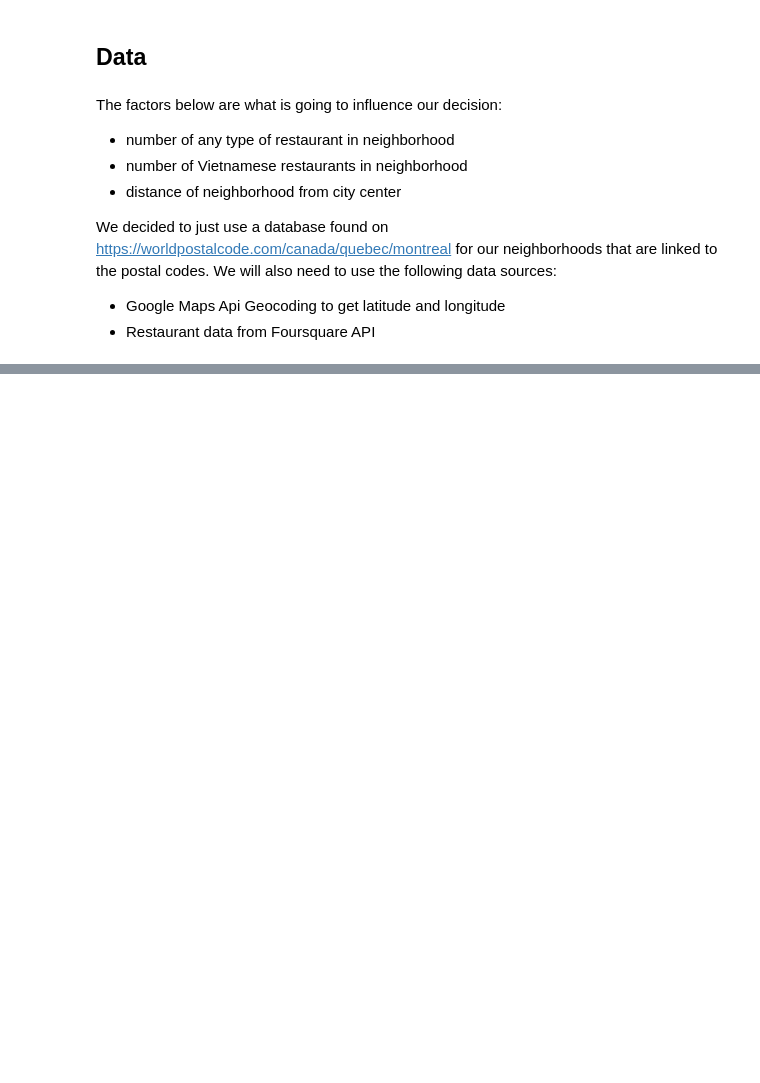
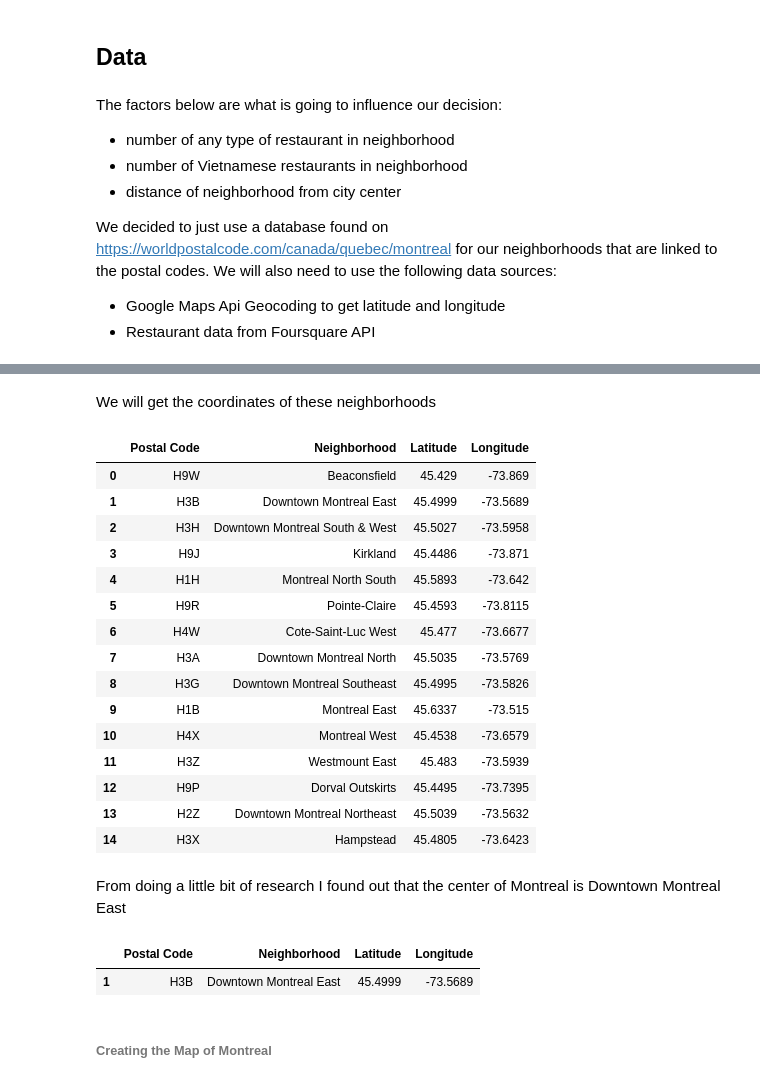
Before and after one commit to EneaGroballi/battle_of_neighborhoods, a Jupyter notebook: battle_of_neighborhoods.ipynb, the cells around one changed output, grey strips where cells are left out. Saved outputs shown, nothing was run; the diff lists cells and outputs as text; code cells hidden in the pictures; blank space fills up the shorter version.

```diff
--- a/battle_of_neighborhoods.ipynb
+++ b/battle_of_neighborhoods.ipynb
@@ -30,0 +46,3 @@ We decided to just use a database found on https://worldpostalcode.com/canada/qu
+# %%
+df = pd.read_csv('MontrealNeighborhoods.csv')
+df.head()
@@ -30,0 +56,45 @@ We decided to just use a database found on https://worldpostalcode.com/canada/qu
+# %% [markdown]
+We will get the coordinates of these neighborhoods
+# %%
+url = 'https://maps.googleapis.com/maps/api/geocode/json'
+
+df['Latitude'] = ''
+df['Longitude'] = ''
+i = 0
+
+for postal in df['Postal Code']:
+    params = {'address': '{}, Montreal, Quebec'.format(postal), 'key': 'AIzaSyBF_M_DSINqv0F5dk3aF7NrSQMs-AuREOU'}
+    r = requests.get(url, params=params)
+    results = r.json()['results']
+    location = results[0]['geometry']['location']
+    df['Latitude'][i] = location['lat']
+    df['Longitude'][i] = location['lng']
+    i+=1
+
+df.head(15)
+# %% [output]
+|  | Postal Code | Neighborhood | Latitude | Longitude |
+| 0 | H9W | Beaconsfield | 45.429 | -73.869 |
+| 1 | H3B | Downtown Montreal East | 45.4999 | -73.5689 |
+| 2 | H3H | Downtown Montreal South & West | 45.5027 | -73.5958 |
+| 3 | H9J | Kirkland | 45.4486 | -73.871 |
+| 4 | H1H | Montreal North South | 45.5893 | -73.642 |
+| 5 | H9R | Pointe-Claire | 45.4593 | -73.8115 |
+| 6 | H4W | Cote-Saint-Luc West | 45.477 | -73.6677 |
+| 7 | H3A | Downtown Montreal North | 45.5035 | -73.5769 |
+| 8 | H3G | Downtown Montreal Southeast | 45.4995 | -73.5826 |
+| 9 | H1B | Montreal East | 45.6337 | -73.515 |
+| 10 | H4X | Montreal West | 45.4538 | -73.6579 |
+| 11 | H3Z | Westmount East | 45.483 | -73.5939 |
+| 12 | H9P | Dorval Outskirts | 45.4495 | -73.7395 |
+| 13 | H2Z | Downtown Montreal Northeast | 45.5039 | -73.5632 |
+| 14 | H3X | Hampstead | 45.4805 | -73.6423 |
+# %% [markdown]
+From doing a little bit of research I found out that the center of Montreal is Downtown Montreal East
+# %%
+df.loc[[1]]
+# %% [output]
+|  | Postal Code | Neighborhood | Latitude | Longitude |
+| 1 | H3B | Downtown Montreal East | 45.4999 | -73.5689 |
+# %% [markdown]
+###### Creating the Map of Montreal
```
Also changed, not shown: parts of 32 cells of this notebook, 1 other file.
